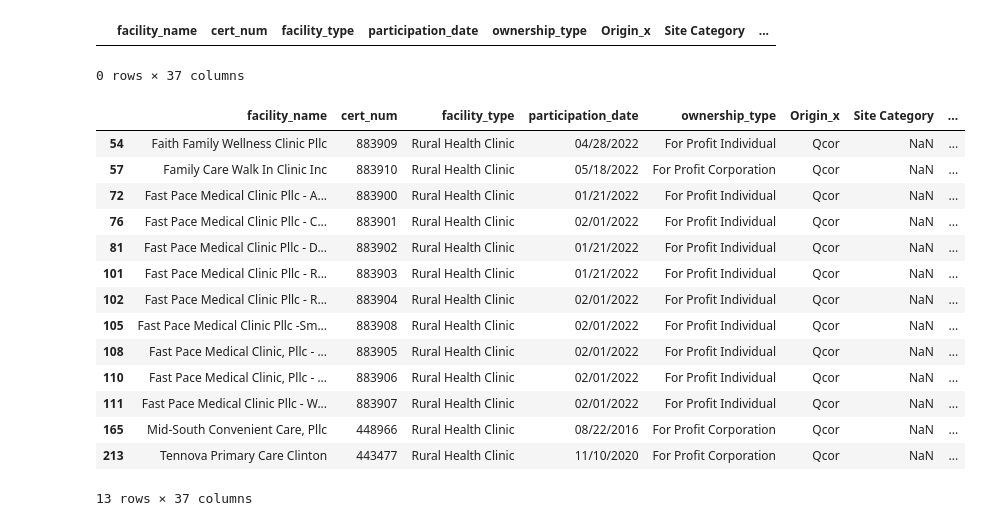
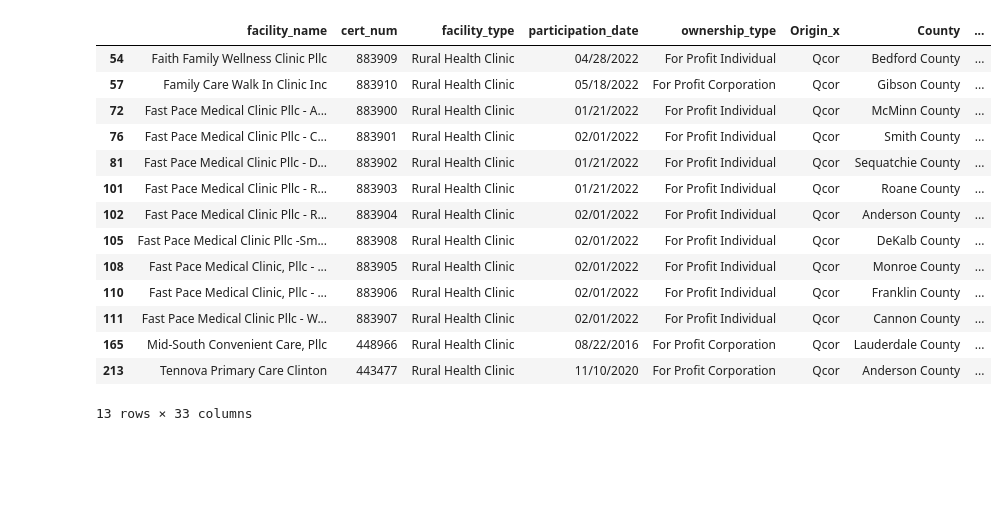
Before and after one commit to MWeissSharp/tn-rural-health-data, a Jupyter notebook: notebooks/qcor_hrsa_facility_info_merge.ipynb, the cells around one changed output. Drawn from its saved outputs; the diff is of its cells as text; code cells hidden in the pictures; blank space fills up the shorter version.

```diff
--- a/notebooks/qcor_hrsa_facility_info_merge.ipynb
+++ b/notebooks/qcor_hrsa_facility_info_merge.ipynb
@@ -46,13 +105,23 @@ for ind, row in rhc.iterrows():
     if pd.isna(rhc['ZIP'].iloc[ind]) == True:
         rhc.loc[ind, 'ZIP'] = re.search('(\d{5})', row['city_state']).group(1)
 
-rhc = rhc.drop(columns = ['Site Name', 'phone', 'Provider #', 'Site Subcategory', 'address', 'city_state'])
+rhc = rhc.drop(columns = ['Site Name', 'phone', 'Provider #', 'Site Category', 'Site Subcategory',
+                          'address', 'city_state', 'HHS Region', 'State County FIPS Code', 'Type',
+                         '# Direct Care Prsnl. FTEs', 'Total FTEs'])
 
 rhc['facility_name'] = rhc['facility_name'].str.title()
 rhc['City'] = rhc['City'].str.title()
 rhc['Address'] = rhc['Address'].str.title()
 
-rhc['Rural Status']  = rhc['Rural Status'].map(rural_dict)
+rhc['accreditation_organization'] = 'Not Applicable'
+rhc['accreditation_type'] = 'Not Applicable'
+
+rhc['zip_5'] = rhc['ZIP'].str.extract('(\d{5})')
+rhc['zip_5'] = rhc['zip_5'].astype(int)
+rhc['County'] = rhc['County'].fillna(rhc['zip_5'].map(zc_dict))
+rhc = rhc.drop(columns = ['zip_5'])
+
+rhc['Rural Status'] = rhc['County'].map(county_rural_dict)
 
 rhc.info()
 # %% [output]
@@ -227,30 +254,18 @@ zc_dict
-# %%
-rhc['zip_5'] = rhc['ZIP'].str.extract('(\d{5})')
-rhc['zip_5'] = rhc['zip_5'].astype(int)
-
-rhc['County'] = rhc['County'].fillna(rhc['zip_5'].map(zc_dict))
-
-rhc = rhc.drop(columns = ['zip_5'])
-
-rhc.loc[rhc['County'].isna()]
-# %% [output]
-|  | facility_name | cert_num | facility_type | participation_date | ownership_type | Origin_x | Site Category | ... |
-0 rows × 37 columns
 # %%
-rhc.loc[rhc['Rural Status'].isna()]
+rhc.loc[rhc['Latitude'].isna()]
 # %% [output]
-|  | facility_name | cert_num | facility_type | participation_date | ownership_type | Origin_x | Site Category | ... |
-| 54 | Faith Family Wellness Clinic Pllc | 883909 | Rural Health Clinic | 04/28/2022 | For Profit Individual | Qcor | NaN | ... |
-| 57 | Family Care Walk In Clinic Inc | 883910 | Rural Health Clinic | 05/18/2022 | For Profit Corporation | Qcor | NaN | ... |
-| 72 | Fast Pace Medical Clinic Pllc - A... | 883900 | Rural Health Clinic | 01/21/2022 | For Profit Individual | Qcor | NaN | ... |
-| 76 | Fast Pace Medical Clinic Pllc - C... | 883901 | Rural Health Clinic | 02/01/2022 | For Profit Individual | Qcor | NaN | ... |
-| 81 | Fast Pace Medical Clinic Pllc - D... | 883902 | Rural Health Clinic | 01/21/2022 | For Profit Individual | Qcor | NaN | ... |
-| 101 | Fast Pace Medical Clinic Pllc - R... | 883903 | Rural Health Clinic | 01/21/2022 | For Profit Individual | Qcor | NaN | ... |
-| 102 | Fast Pace Medical Clinic Pllc - R... | 883904 | Rural Health Clinic | 02/01/2022 | For Profit Individual | Qcor | NaN | ... |
-| 105 | Fast Pace Medical Clinic Pllc -Sm... | 883908 | Rural Health Clinic | 02/01/2022 | For Profit Individual | Qcor | NaN | ... |
-| 108 | Fast Pace Medical Clinic, Pllc - ... | 883905 | Rural Health Clinic | 02/01/2022 | For Profit Individual | Qcor | NaN | ... |
-| 110 | Fast Pace Medical Clinic, Pllc - ... | 883906 | Rural Health Clinic | 02/01/2022 | For Profit Individual | Qcor | NaN | ... |
-| 111 | Fast Pace Medical Clinic Pllc - W... | 883907 | Rural Health Clinic | 02/01/2022 | For Profit Individual | Qcor | NaN | ... |
-| 165 | Mid-South Convenient Care, Pllc | 448966 | Rural Health Clinic | 08/22/2016 | For Profit Corporation | Qcor | NaN | ... |
-| 213 | Tennova Primary Care Clinton | 443477 | Rural Health Clinic | 11/10/2020 | For Profit Corporation | Qcor | NaN | ... |
+|  | facility_name | cert_num | facility_type | participation_date | ownership_type | Origin_x | County | ... |
+| 54 | Faith Family Wellness Clinic Pllc | 883909 | Rural Health Clinic | 04/28/2022 | For Profit Individual | Qcor | Bedford County | ... |
+| 57 | Family Care Walk In Clinic Inc | 883910 | Rural Health Clinic | 05/18/2022 | For Profit Corporation | Qcor | Gibson County | ... |
+| 72 | Fast Pace Medical Clinic Pllc - A... | 883900 | Rural Health Clinic | 01/21/2022 | For Profit Individual | Qcor | McMinn County | ... |
+| 76 | Fast Pace Medical Clinic Pllc - C... | 883901 | Rural Health Clinic | 02/01/2022 | For Profit Individual | Qcor | Smith County | ... |
+| 81 | Fast Pace Medical Clinic Pllc - D... | 883902 | Rural Health Clinic | 01/21/2022 | For Profit Individual | Qcor | Sequatchie County | ... |
+| 101 | Fast Pace Medical Clinic Pllc - R... | 883903 | Rural Health Clinic | 01/21/2022 | For Profit Individual | Qcor | Roane County | ... |
+| 102 | Fast Pace Medical Clinic Pllc - R... | 883904 | Rural Health Clinic | 02/01/2022 | For Profit Individual | Qcor | Anderson County | ... |
+| 105 | Fast Pace Medical Clinic Pllc -Sm... | 883908 | Rural Health Clinic | 02/01/2022 | For Profit Individual | Qcor | DeKalb County | ... |
+| 108 | Fast Pace Medical Clinic, Pllc - ... | 883905 | Rural Health Clinic | 02/01/2022 | For Profit Individual | Qcor | Monroe County | ... |
+| 110 | Fast Pace Medical Clinic, Pllc - ... | 883906 | Rural Health Clinic | 02/01/2022 | For Profit Individual | Qcor | Franklin County | ... |
+| 111 | Fast Pace Medical Clinic Pllc - W... | 883907 | Rural Health Clinic | 02/01/2022 | For Profit Individual | Qcor | Cannon County | ... |
+| 165 | Mid-South Convenient Care, Pllc | 448966 | Rural Health Clinic | 08/22/2016 | For Profit Corporation | Qcor | Lauderdale County | ... |
+| 213 | Tennova Primary Care Clinton | 443477 | Rural Health Clinic | 11/10/2020 | For Profit Corporation | Qcor | Anderson County | ... |
-13 rows × 37 columns
+13 rows × 33 columns
```
Also changed, not shown: parts of 13 cells of this notebook, 3 other files.
